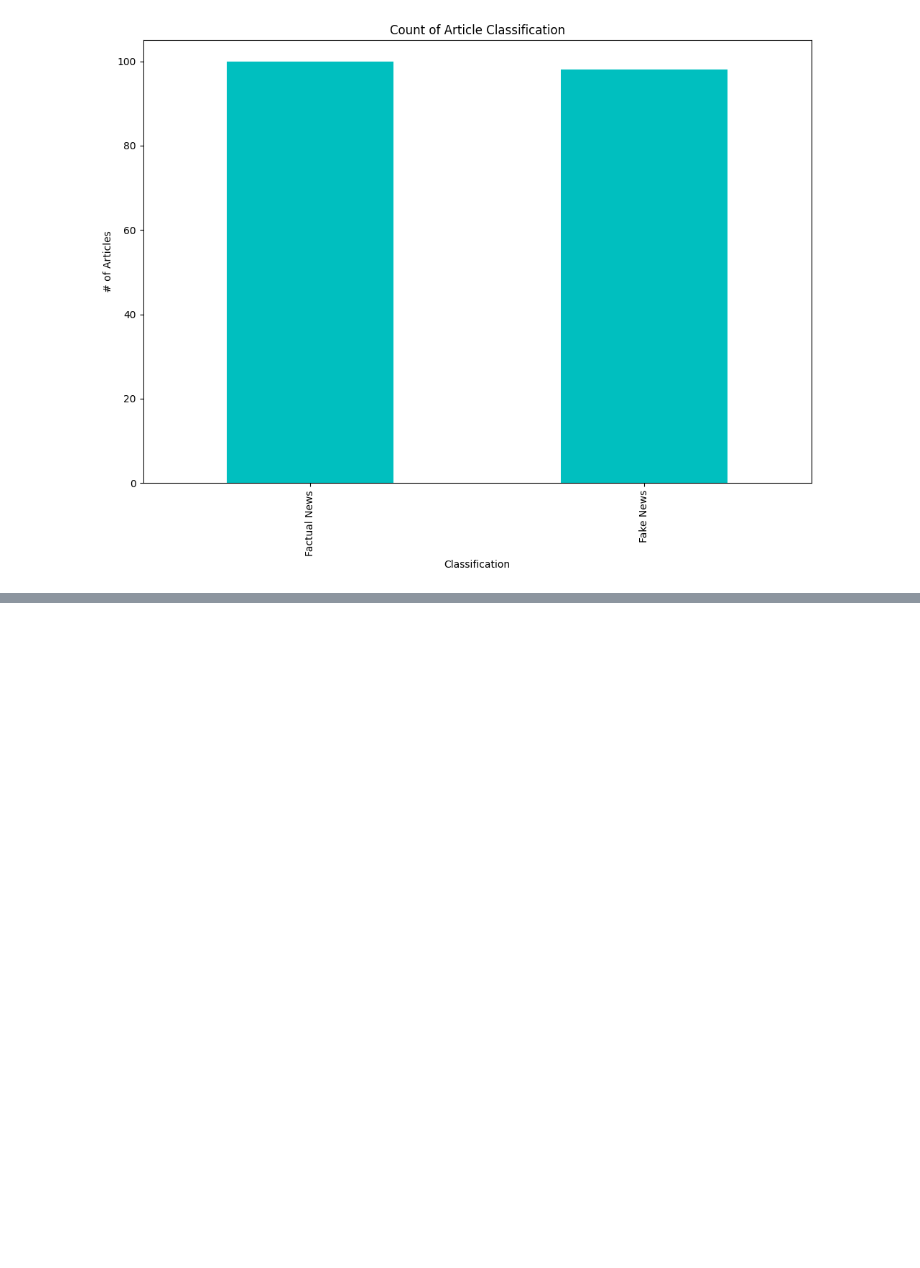
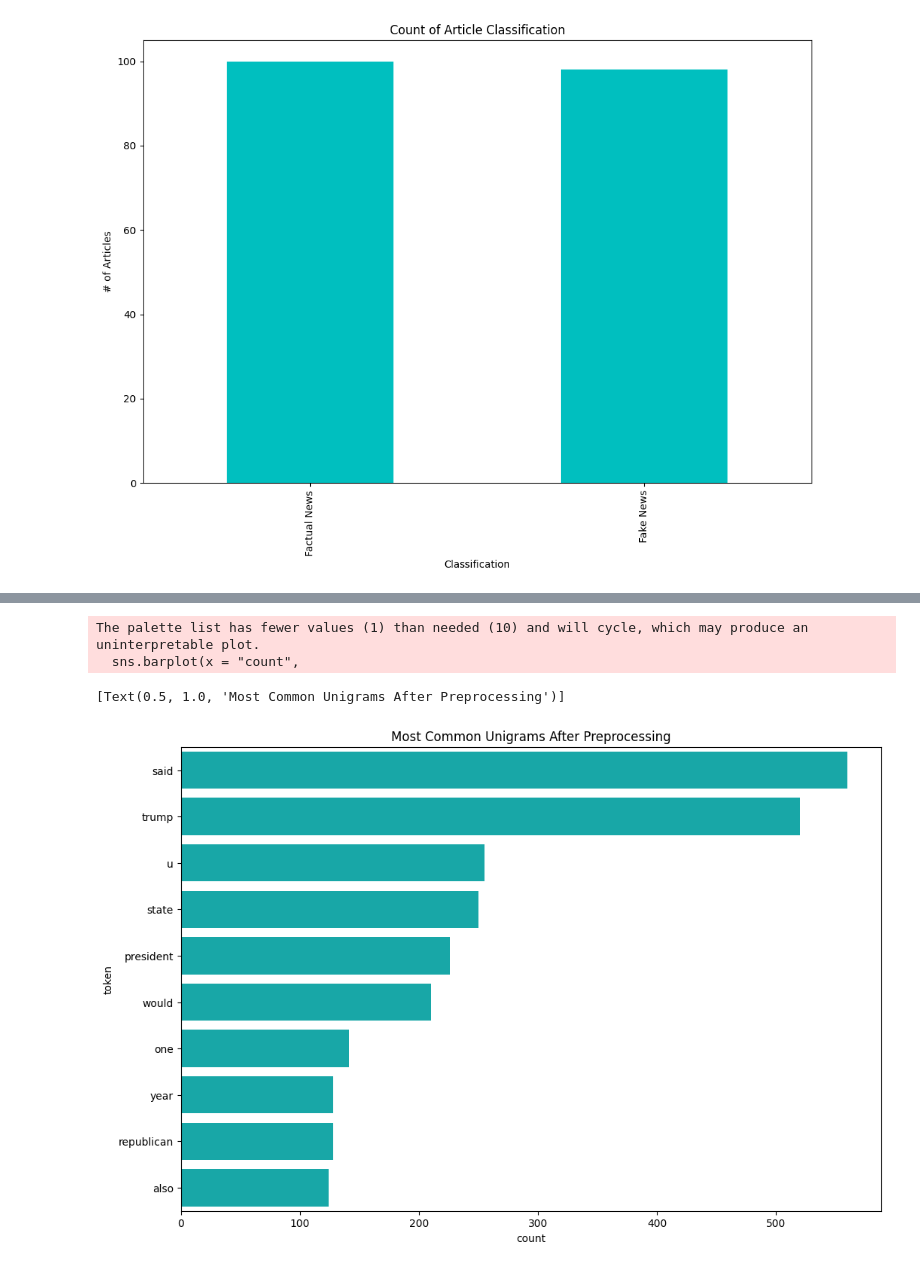
Before and after one commit to DoodlingAWorld/News-Classification-ML, a Jupyter notebook: news_classification.ipynb, the cells around one changed output, grey strips where cells are left out. Saved outputs shown, nothing was run; the diff lists cells and outputs as text; code cells hidden in the pictures; blank space fills up the shorter version.

```diff
--- a/news_classification.ipynb
+++ b/news_classification.ipynb
@@ -39,0 +240,9 @@ Text(0.5, 0, 'Classification')
+# %%
+# Text Preprocessing
+# removing location tags at the beginning of the article using regex
+data['text_clean'] = data.apply(lambda x: re.sub(r"^[^-]*-\s*", "", x['text']), axis=1)
+# lowercase
+data['text_clean'] = data['text_clean'].str.lower()
+# and removing punctuation + stop words
+data['text_clean'] = data.apply(lambda x: re.sub(r"([^\w\s])", "", x['text_clean']), axis=1)
+en_stopwords = stopwords.words('english')
@@ -39,0 +253,7 @@ Text(0.5, 0, 'Classification')
+# %%
+data['text_clean'] = data['text_clean'].apply(lambda x: ' '.join([word for word in x.split() if word not in (en_stopwords)]))
+
+# Now tokenizing + lemmatizing
+data['text_clean'] = data.apply(lambda x: word_tokenize(x['text_clean']), axis=1)
+lemmatizer = WordNetLemmatizer()
+data["text_clean"] = data["text_clean"].apply(lambda tokens: [lemmatizer.lemmatize(token) for token in tokens])
@@ -39,0 +269,5 @@ Text(0.5, 0, 'Classification')
+# %%
+# common unigrams after preprocessing
+tokens_clean = sum(data['text_clean'], [])
+unigrams = (pd.Series(nltk.ngrams(tokens_clean, 1)).value_counts()).reset_index()[:10]
+print(unigrams)
@@ -39,0 +286,15 @@ Text(0.5, 0, 'Classification')
+# %%
+unigrams['token'] = unigrams['index'].apply(lambda x: x[0]) # extract the token from the tuple so we can plot it
+
+sns.barplot(x = "count",
+            y = "token",
+            data=unigrams,
+            orient = 'h',
+            palette=[default_plot_colour],
+            hue = "token", legend = False)\
+.set(title='Most Common Unigrams After Preprocessing')
+# %% [output]
+The palette list has fewer values (1) than needed (10) and will cycle, which may produce an uninterpretable plot.
+  sns.barplot(x = "count",
+[Text(0.5, 1.0, 'Most Common Unigrams After Preprocessing')]
+[figure, added]
```
Also changed, not shown: parts of 20 cells of this notebook.
